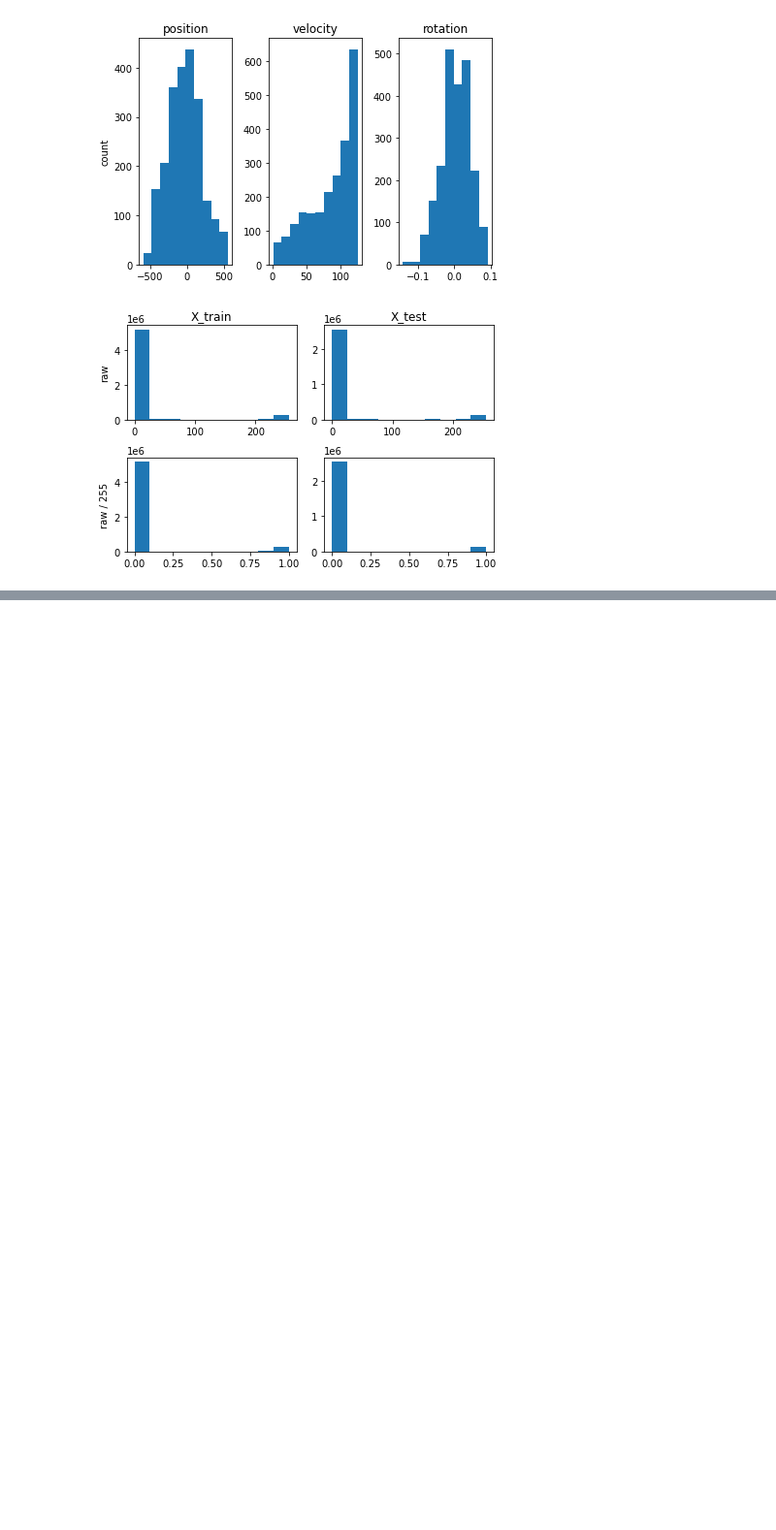
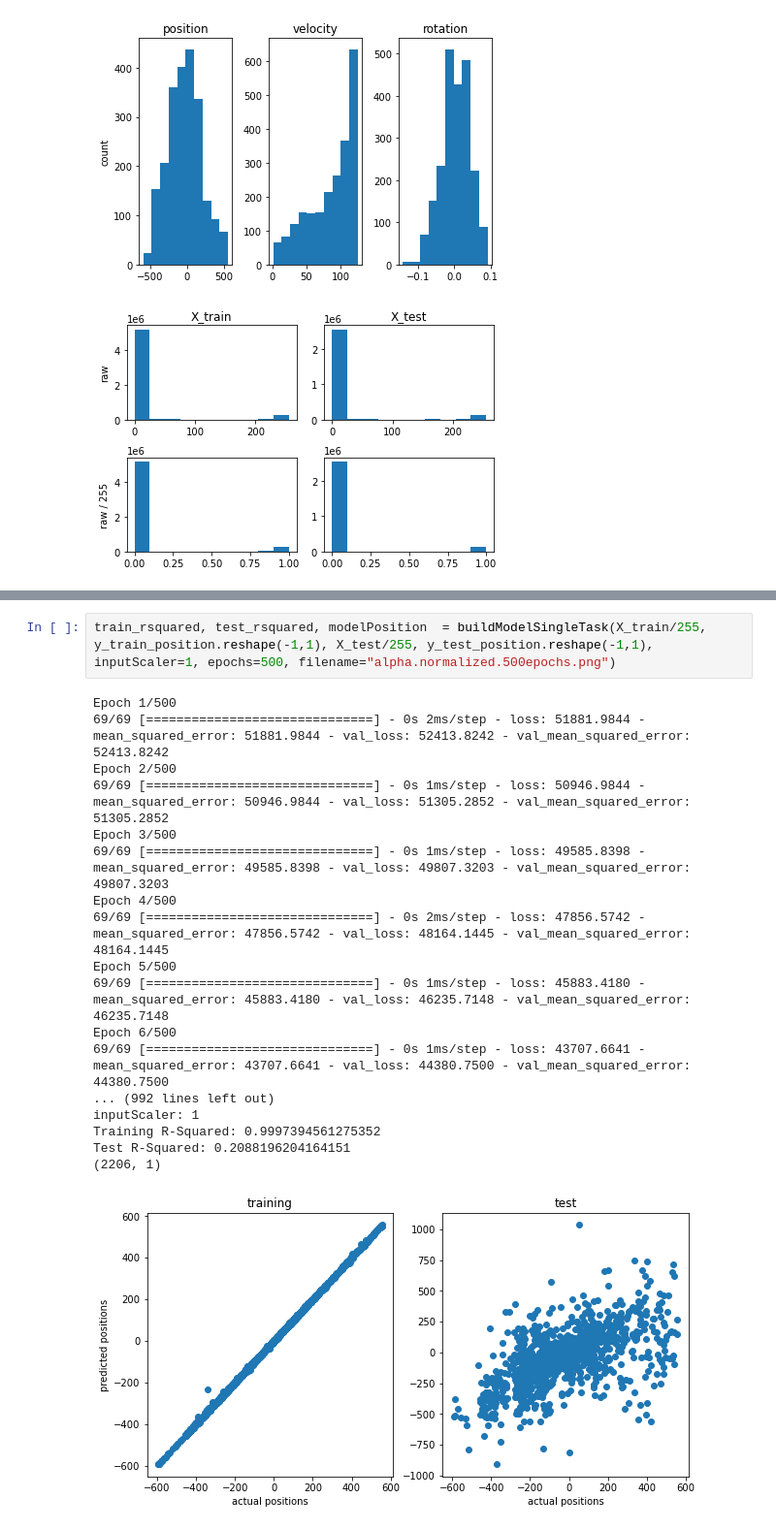
Before and after one commit to AndrewSamaha/MLRacer, a Jupyter notebook: cnn1.ipynb, the cells around one changed output, grey strips where cells are left out. Shown at 97% size. Drawn from its saved outputs; the diff is of its cells as text; blank space fills up the shorter version.

```diff
--- a/cnn1.ipynb
+++ b/cnn1.ipynb
@@ -298,0 +288,21 @@ array([1.8688756e+02, 1.2370509e+02, 7.5035943e-03], dtype=float32)
+# %%
+train_rsquared, test_rsquared, modelPosition  = buildModelSingleTask(X_train/255, y_train_position.reshape(-1,1), X_test/255, y_test_position.reshape(-1,1), inputScaler=1, epochs=500, filename="alpha.normalized.500epochs.png")
+# %% [output]
+Epoch 1/500
+69/69 [==============================] - 0s 2ms/step - loss: 51881.9844 - mean_squared_error: 51881.9844 - val_loss: 52413.8242 - val_mean_squared_error: 52413.8242
+Epoch 2/500
+69/69 [==============================] - 0s 1ms/step - loss: 50946.9844 - mean_squared_error: 50946.9844 - val_loss: 51305.2852 - val_mean_squared_error: 51305.2852
+Epoch 3/500
+69/69 [==============================] - 0s 1ms/step - loss: 49585.8398 - mean_squared_error: 49585.8398 - val_loss: 49807.3203 - val_mean_squared_error: 49807.3203
+Epoch 4/500
+69/69 [==============================] - 0s 2ms/step - loss: 47856.5742 - mean_squared_error: 47856.5742 - val_loss: 48164.1445 - val_mean_squared_error: 48164.1445
+Epoch 5/500
+69/69 [==============================] - 0s 1ms/step - loss: 45883.4180 - mean_squared_error: 45883.4180 - val_loss: 46235.7148 - val_mean_squared_error: 46235.7148
+Epoch 6/500
+69/69 [==============================] - 0s 1ms/step - loss: 43707.6641 - mean_squared_error: 43707.6641 - val_loss: 44380.7500 - val_mean_squared_error: 44380.7500
+... (992 lines left out)
+inputScaler: 1
+Training R-Squared: 0.9997394561275352
+Test R-Squared: 0.2088196204164151
+(2206, 1)
+[figure, added]
```
Also changed, not shown: parts of 8 cells of this notebook, 4 other files.
